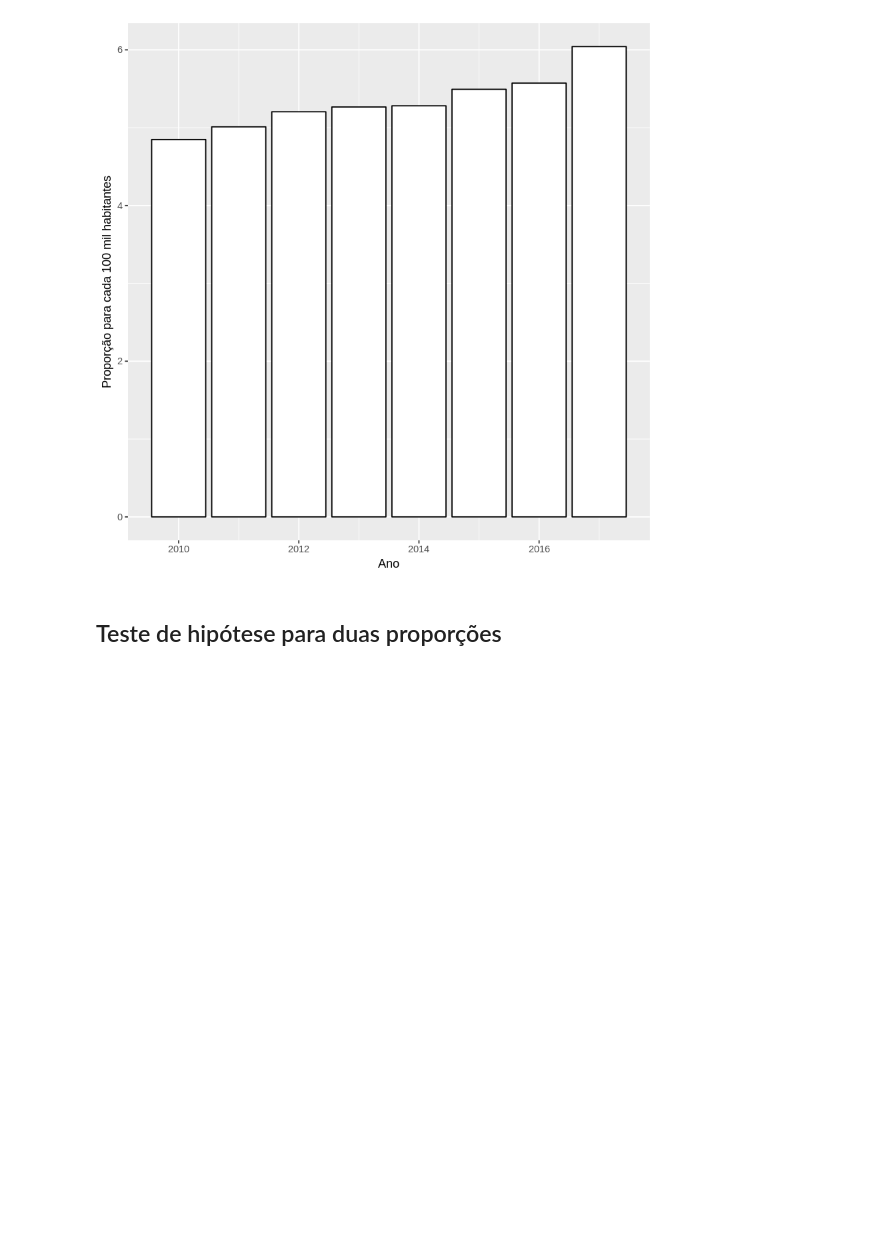
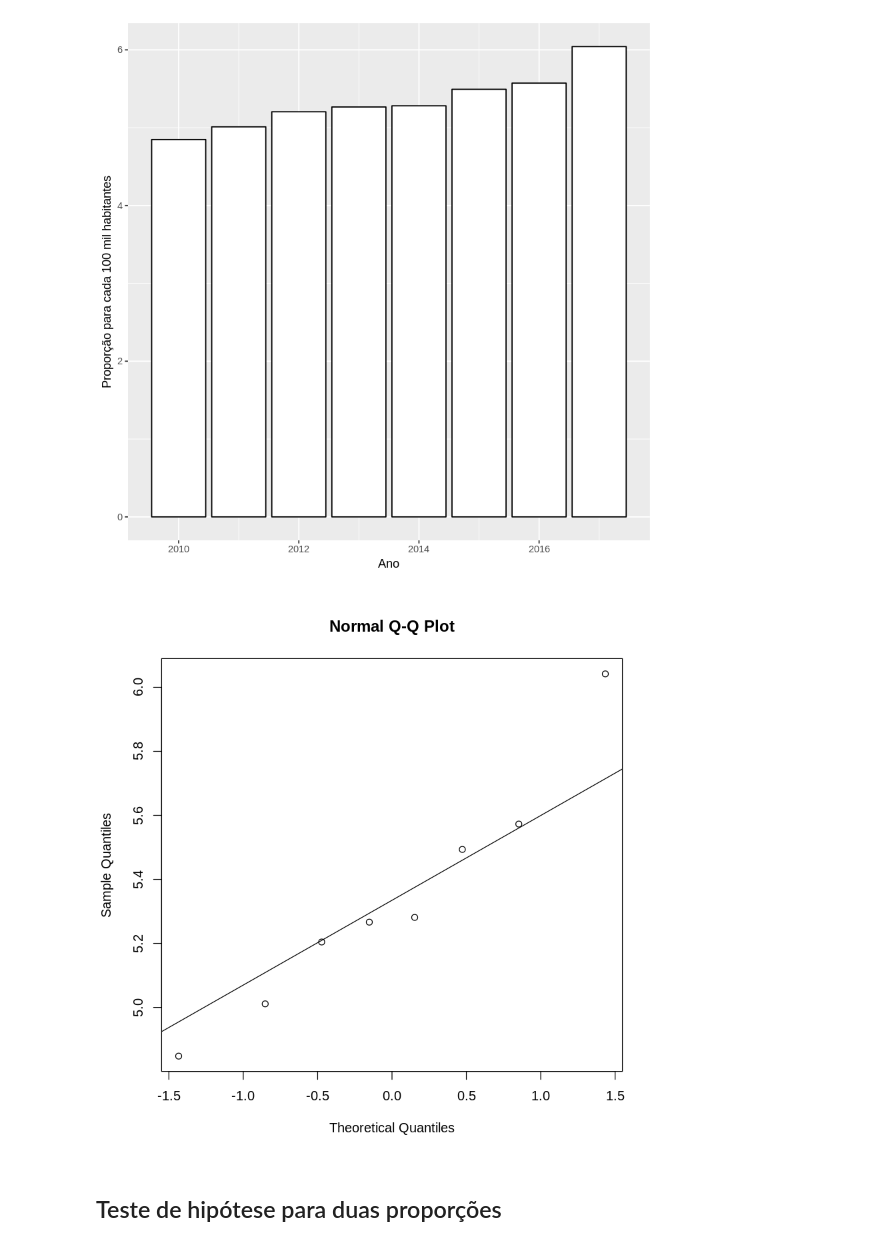
Before and after one commit to geocarvalho/IN1100, a Jupyter notebook: IN1119/stat_project.ipynb, the cells around one changed output. Saved outputs shown, nothing was run; the diff lists cells and outputs as text; code cells hidden in the pictures; blank space fills up the shorter version.

```diff
--- a/IN1119/stat_project.ipynb
+++ b/IN1119/stat_project.ipynb
@@ -51,6 +76,11 @@ labs(x='Ano', y='Proporção para cada 100 mil habitantes')
 Warning message:
 “Ignoring unknown parameters: binwidth, bins, pad”
 [figure]
+# %%
+qqnorm(df$proporcao_100k)
+qqline(df$proporcao_100k)
+# %% [output]
+[figure, added]
 # %% [markdown]
 ## Teste de hipótese para duas proporções
 # %%
```
Also changed, not shown: parts of 2 cells of this notebook.
